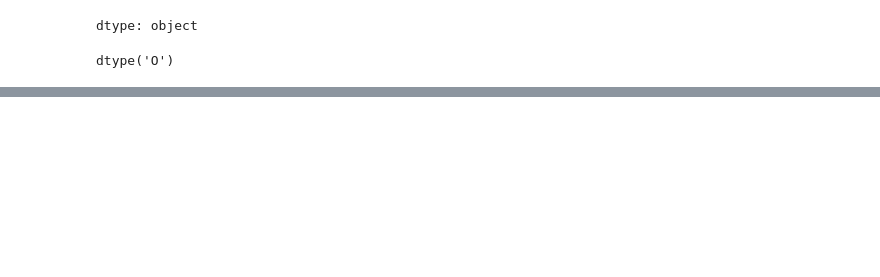
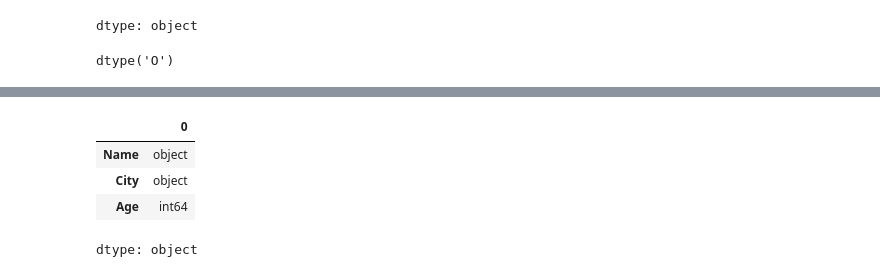
Before and after one commit to syed-khader/learning-python-libraries, a Jupyter notebook: pandasforgithub.ipynb, the cells around one changed output, grey strips where cells are left out. Cells and saved outputs as stored; diff of their text form; code cells hidden in the pictures; blank space fills up the shorter version.

```diff
--- a/pandasforgithub.ipynb
+++ b/pandasforgithub.ipynb
@@ -117,0 +197,24 @@ dtype('O')
+# %%
+# Dataframe Attributes
+
+df.shape
+df.ndim
+df.size
+df.dtypes
+
+#advantages of dataframes
+'''
+-> row labels
+-> column labels
+-> sorting
+-> tabular structure
+-> handling missing values
+-> and new columns
+-> filering
+-> merging
+# %% [output]
+|  | 0 |
+| Name | object |
+| City | object |
+| Age | int64 |
+dtype: object
```
Also changed, not shown: parts of 8 cells of this notebook.
